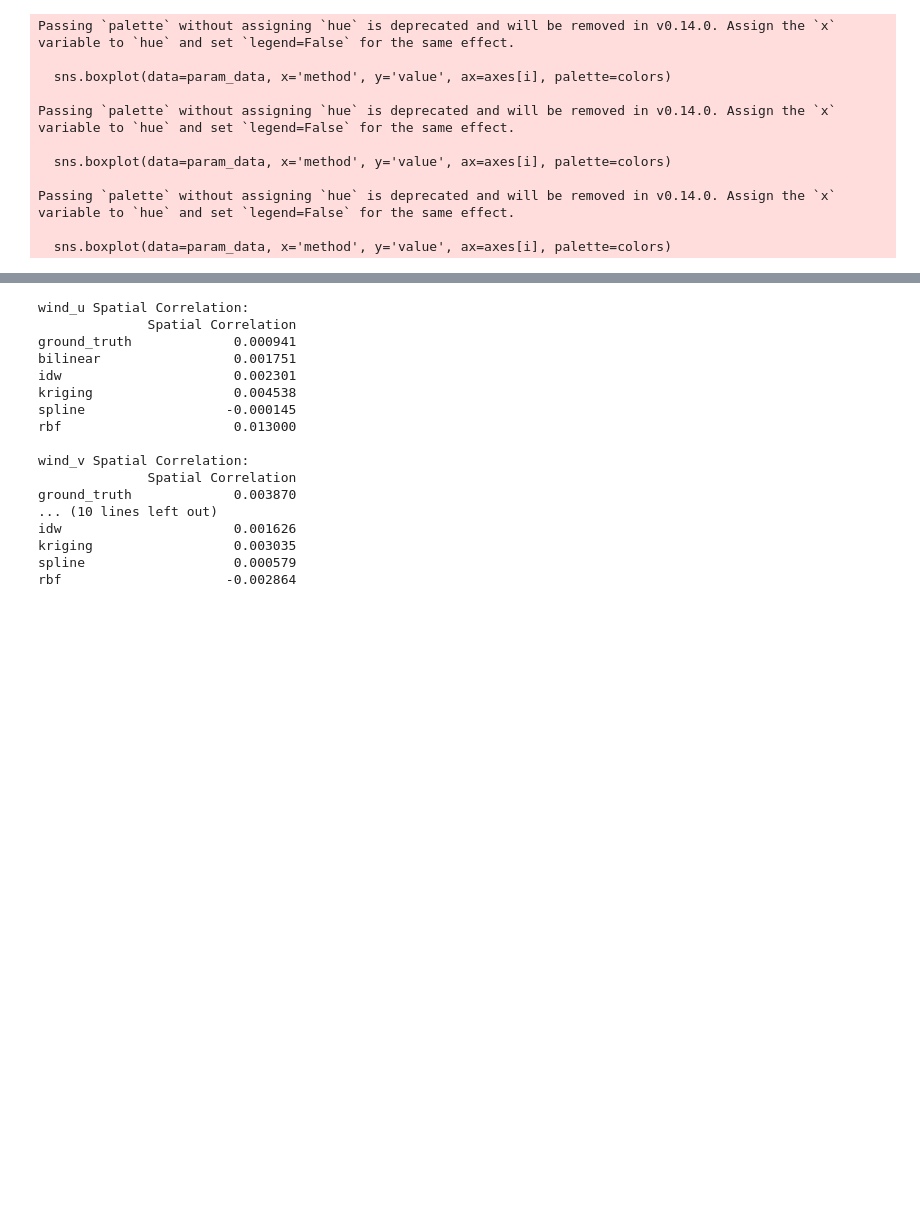
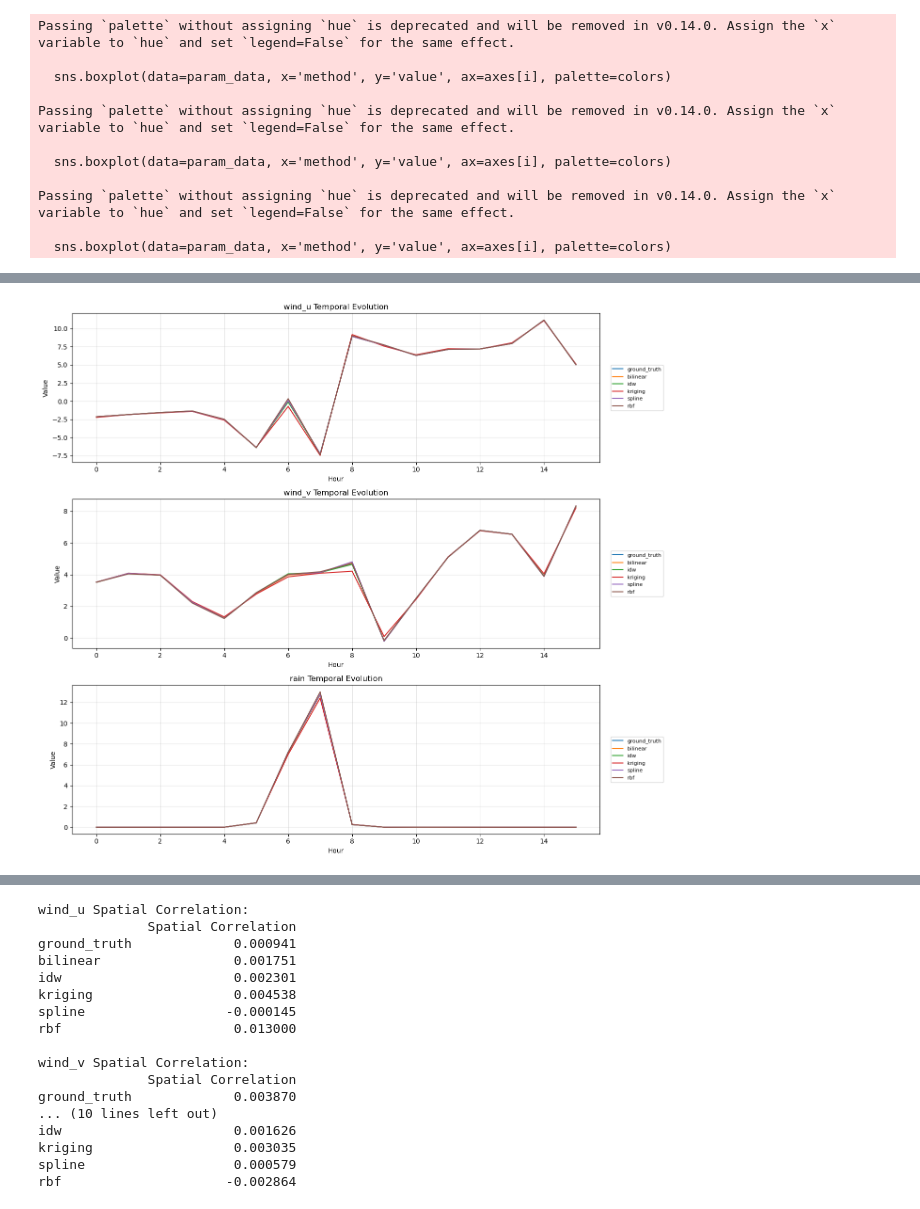
Before and after one commit to FishShaw/repo_weatherdata_preprocessing, a Jupyter notebook: weatherdata_stat.ipynb, the cells around one changed output, grey strips where cells are left out. Saved outputs shown, nothing was run; the diff lists cells and outputs as text; code cells hidden in the pictures; blank space fills up the shorter version.

```diff
--- a/weatherdata_stat.ipynb
+++ b/weatherdata_stat.ipynb
@@ -243 +859,51 @@ plt.savefig(save_dir / 'temporal_evolution.png')
 plt.close()
+# %%
+#上一个时间序列的调整版 （仅阿姆的时序分析）（论文已采用）
+def plot_temporal_evolution(results_df, methods=['bilinear', 'idw', 'kriging', 'spline', 'rbf']):
+    """
+    绘制时间序列演变图，只显示纯折线
+    """
+    # 为每个参数创建单独的子图
+    fig, axes = plt.subplots(3, 1, figsize=(15, 12))
+    parameters = ['wind_u', 'wind_v', 'rain']
+
+    for ax, param in zip(axes, parameters):
+        # 获取参数数据
+        param_data = results_df[results_df['parameter'] == param]
+
+        # 绘制每种方法的时间序列，只使用纯折线
+        for method in ['ground_truth'] + methods:
+            method_data = param_data[param_data['method'] == method]
+            # 计算每个时间点的平均值
+            mean_data = method_data.groupby('hour')['value'].mean()
+
+            ax.plot(mean_data.index, mean_data.values,
+                   label=method,
+                   linewidth=1.5)  # 只画折线，不包含任何其他元素
+
+        # 设置标题和标签
+        ax.set_title(f'{param} Temporal Evolution')
+        ax.set_xlabel('Hour')
+        ax.set_ylabel('Value')
+        ax.grid(True, alpha=0.3)
+
+        # 优化图例显示
+        ax.legend(
+            fontsize=8,
+            framealpha=0.8,
+            loc='center left',
+            bbox_to_anchor=(1.02, 0.5),
+            ncol=1,
+            borderaxespad=0.
+        )
+
+    # 调整子图布局
+    plt.tight_layout(rect=[0, 0, 0.9, 1])
+
+    # 显示图表
+    plt.show()
+
+# 调用函数
+plot_temporal_evolution(results_df)
+# %% [output]
+[figure, added]
```
Also changed, not shown: parts of 21 cells of this notebook, 2 other files.
